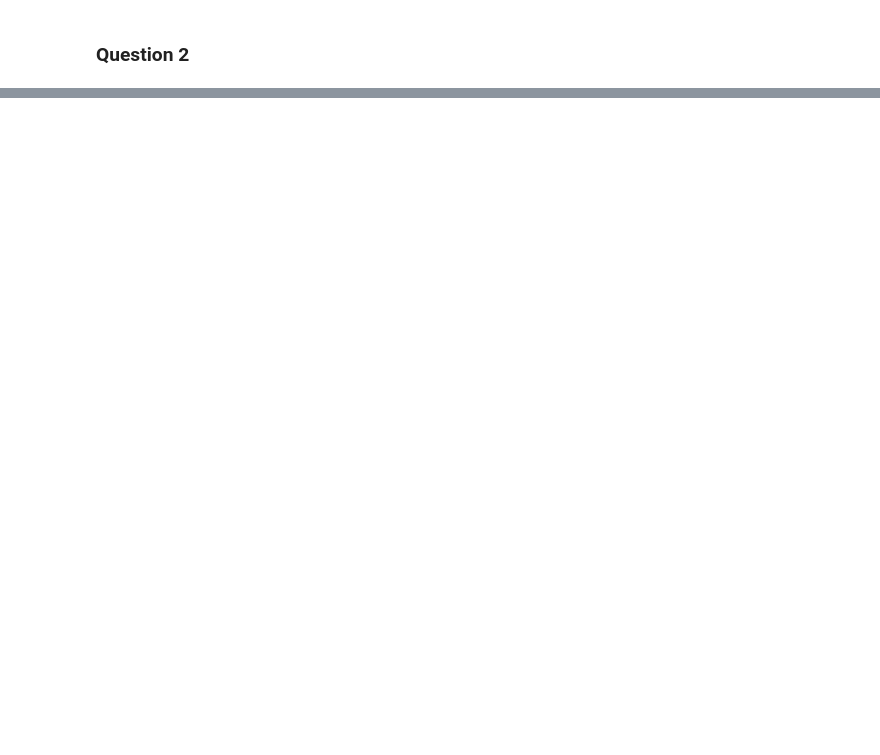
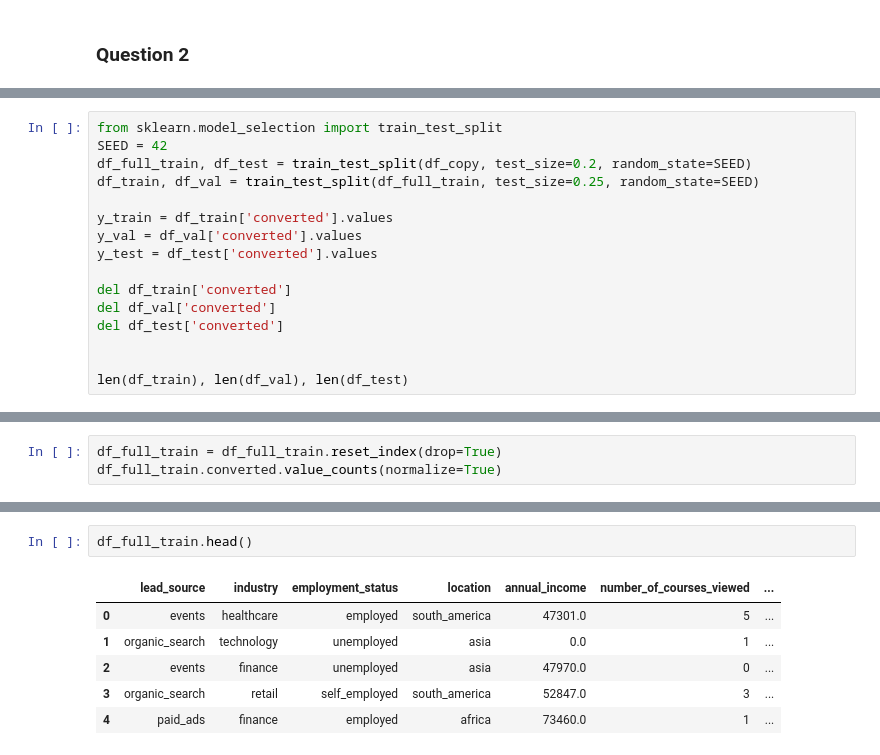
Before and after one commit to shohbitgupta/datatalk_ml_zoomcamp, a Jupyter notebook: datatalk_submission_03/homework.ipynb, the cells around one changed output, grey strips where cells are left out. Saved outputs shown, nothing was run; the diff lists cells and outputs as text; blank space fills up the shorter version.

```diff
--- a/datatalk_submission_03/homework.ipynb
+++ b/datatalk_submission_03/homework.ipynb
@@ -72,0 +122,16 @@ sns.heatmap(correlation_matrix, annot=True, cmap='coolwarm')
+# %%
+from sklearn.model_selection import train_test_split
+SEED = 42
+df_full_train, df_test = train_test_split(df_copy, test_size=0.2, random_state=SEED)
+df_train, df_val = train_test_split(df_full_train, test_size=0.25, random_state=SEED)
+
+y_train = df_train['converted'].values
+y_val = df_val['converted'].values
+y_test = df_test['converted'].values
+
+del df_train['converted']
+del df_val['converted']
+del df_test['converted']
+
+
+len(df_train), len(df_val), len(df_test)
@@ -72,0 +146,3 @@ sns.heatmap(correlation_matrix, annot=True, cmap='coolwarm')
+# %%
+df_full_train = df_full_train.reset_index(drop=True)
+df_full_train.converted.value_counts(normalize=True)
@@ -72,0 +181,9 @@ sns.heatmap(correlation_matrix, annot=True, cmap='coolwarm')
+# %%
+df_full_train.head()
+# %% [output]
+|  | lead_source | industry | employment_status | location | annual_income | number_of_courses_viewed | ... |
+| 0 | events | healthcare | employed | south_america | 47301.0 | 5 | ... |
+| 1 | organic_search | technology | unemployed | asia | 0.0 | 1 | ... |
+| 2 | events | finance | unemployed | asia | 47970.0 | 0 | ... |
+| 3 | organic_search | retail | self_employed | south_america | 52847.0 | 3 | ... |
+| 4 | paid_ads | finance | employed | africa | 73460.0 | 1 | ... |
```
Also changed, not shown: parts of 37 cells of this notebook, 1 other file.
